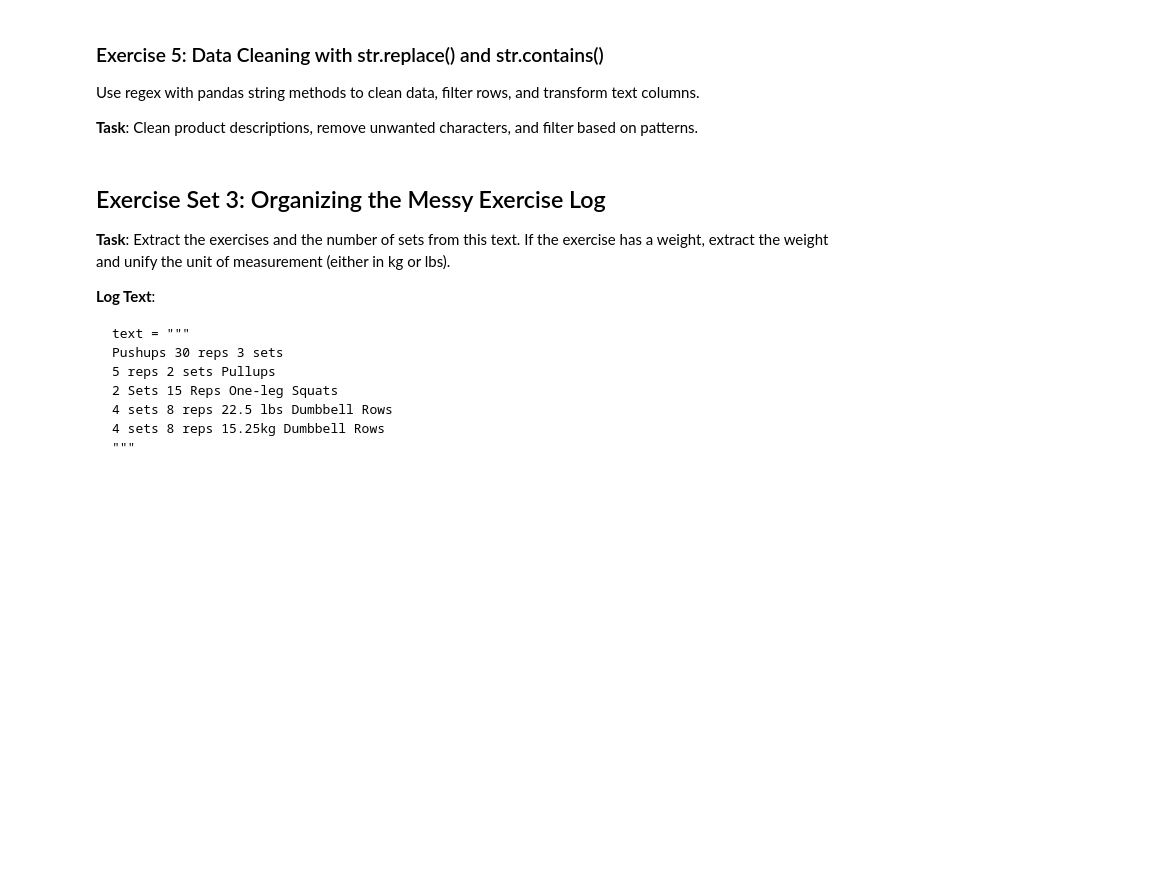
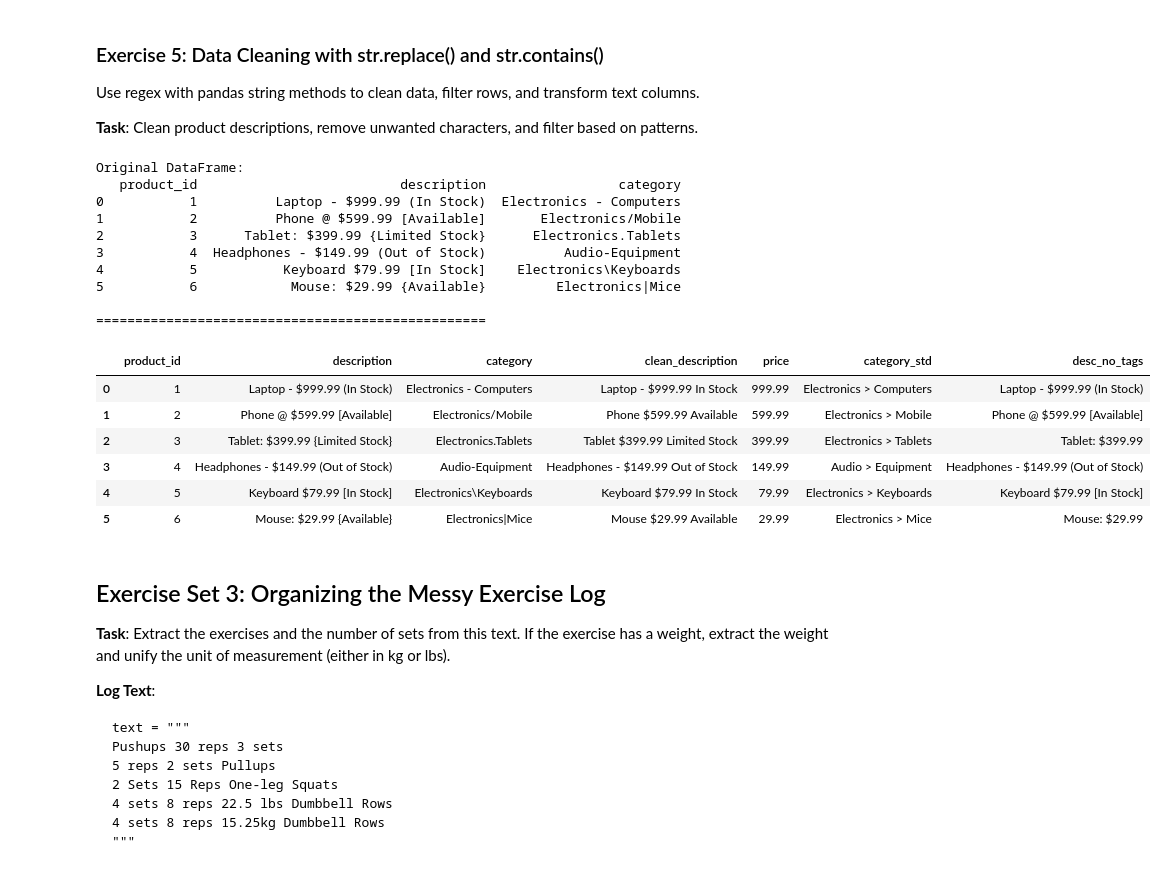
Before and after one commit to Ref4al/Week5, a Jupyter notebook: 03_regex_ex.ipynb, the cells around one changed output. Saved outputs shown, nothing was run; the diff lists cells and outputs as text; code cells hidden in the pictures; blank space fills up the shorter version.

```diff
--- a/03_regex_ex.ipynb
+++ b/03_regex_ex.ipynb
@@ -640,34 +640,70 @@ df = pd.DataFrame({
         'Mouse: $29.99 {Available}'
     ],
     'category': [
         'Electronics - Computers',
         'Electronics/Mobile',
         'Electronics.Tablets',
         'Audio-Equipment',
         'Electronics\\Keyboards',
         'Electronics|Mice'
     ]
 })
 
 print("Original DataFrame:")
 print(df)
 print("\n" + "="*50 + "\n")
 
 # Task 1: Remove special characters from descriptions (keep only alphanumeric, spaces, and basic punctuation)
 # Create a 'clean_description' column
 ### YOUR CODE HERE ###
-
+df["clean_description"] = (
+    df["description"]
+      .str.replace(r"[^\w\s\.\-\$]", " ", regex=True)   # خليه بسيط: احذف الرموز الغريبة
+      .str.replace(r"\s+", " ", regex=True)
+      .str.strip())
 # Task 2: Extract prices and create a numeric 'price' column
 ### YOUR CODE HERE ###
+df["price"] = df["description"].str.extract(r"\$(\d+(?:\.\d+)?)", expand=False).astype(float)
 
 # Task 3: Standardize category separators (replace -, /, ., \\, | with a single separator like " > ")
 ### YOUR CODE HERE ###
+df["category_std"] = (
+    df["category"]
+      .str.replace(r"\s*[-/\\\.\|]\s*", " > ", regex=True)
+      .str.replace(r"\s+", " ", regex=True)
+      .str.strip())
 
 # Task 4: Filter products that are in stock (contain "In Stock" or "Available")
 ### YOUR CODE HERE ###
+in_stock = df["description"].str.contains(r"In Stock|Available", case=False, na=False)
+df_in_stock = df[in_stock]
 
 # Task 5: Remove HTML-like tags or brackets (e.g., remove [Available], (In Stock), {Limited Stock})
 ### YOUR CODE HERE ###
+df["desc_no_tags"] = (
+    df["description"]
+      .str.replace(r"\[[^\]]\]|\([^\)]\)|\{[^\}]*\}", "", regex=True)
+      .str.replace(r"\s+", " ", regex=True)
+      .str.strip())
+df
+# %% [output]
+Original DataFrame:
+   product_id                          description                 category
+0           1          Laptop - $999.99 (In Stock)  Electronics - Computers
+1           2          Phone @ $599.99 [Available]       Electronics/Mobile
+2           3      Tablet: $399.99 {Limited Stock}      Electronics.Tablets
+3           4  Headphones - $149.99 (Out of Stock)          Audio-Equipment
+4           5           Keyboard $79.99 [In Stock]    Electronics\Keyboards
+5           6            Mouse: $29.99 {Available}         Electronics|Mice
+
+==================================================
+|  | product_id | description | category | clean_description | price | category_std | desc_no_tags |
+| 0 | 1 | Laptop - $999.99 (In Stock) | Electronics - Computers | Laptop - $999.99 In Stock | 999.99 | Electronics > Computers | Laptop - $999.99 (In Stock) |
+| 1 | 2 | Phone @ $599.99 [Available] | Electronics/Mobile | Phone $599.99 Available | 599.99 | Electronics > Mobile | Phone @ $599.99 [Available] |
+| 2 | 3 | Tablet: $399.99 {Limited Stock} | Electronics.Tablets | Tablet $399.99 Limited Stock | 399.99 | Electronics > Tablets | Tablet: $399.99 |
+| 3 | 4 | Headphones - $149.99 (Out of Stock) | Audio-Equipment | Headphones - $149.99 Out of Stock | 149.99 | Audio > Equipment | Headphones - $149.99 (Out of Stock) |
+| 4 | 5 | Keyboard $79.99 [In Stock] | Electronics\Keyboards | Keyboard $79.99 In Stock | 79.99 | Electronics > Keyboards | Keyboard $79.99 [In Stock] |
+| 5 | 6 | Mouse: $29.99 {Available} | Electronics|Mice | Mouse $29.99 Available | 29.99 | Electronics > Mice | Mouse: $29.99 |
 # %% [markdown]
 ## Exercise Set 3: Organizing the Messy Exercise Log
 
```
